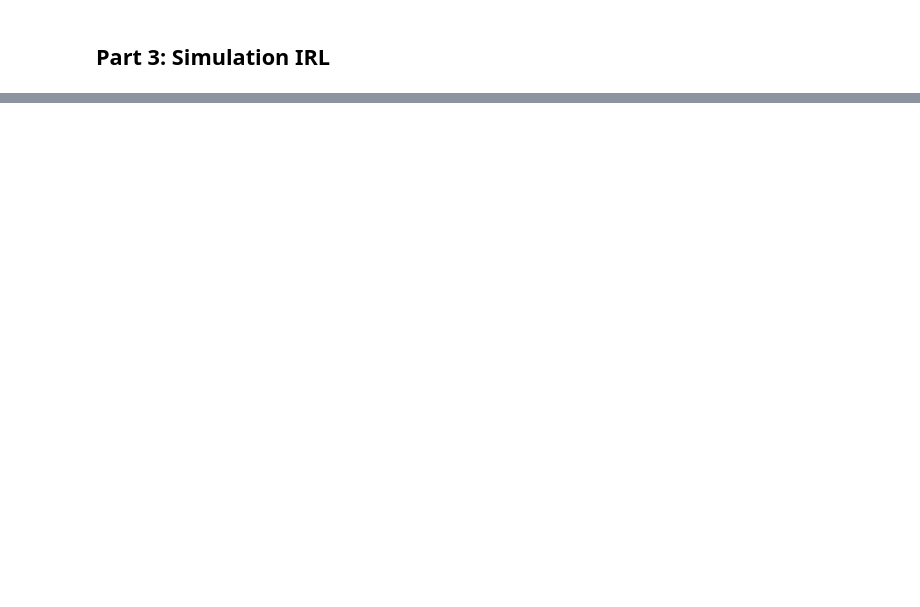
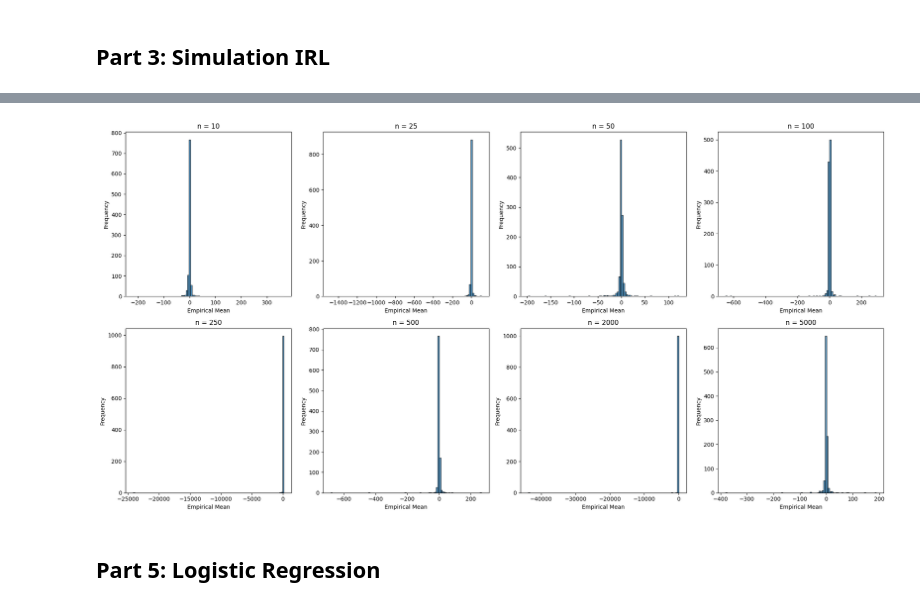
Before and after one commit to Jerry-Zeng-UofT/JSC270_HW3_2025_-YZeng-, a Jupyter notebook: JSC270_HW3_YUJIE_ZENG.ipynb, the cells around one changed output, grey strips where cells are left out. Drawn from its saved outputs; the diff is of its cells as text; code cells hidden in the pictures; blank space fills up the shorter version.

```diff
--- a/JSC270_HW3_YUJIE_ZENG.ipynb
+++ b/JSC270_HW3_YUJIE_ZENG.ipynb
@@ -119,0 +124,20 @@ plt.show()
+# %%
+# Part 4 A:
+
+sample_sizes = [10, 25, 50, 100, 250, 500, 2000, 5000]
+empirical_means = []
+np.random.seed(270)
+
+for n in sample_sizes:
+    samples = np.random.exponential(scale=2, size=n)
+    empirical_mean = np.mean(samples)
+    empirical_means.append(empirical_mean)
+
+plt.figure(figsize = (8, 5))
+plt.plot(sample_sizes, empirical_means, 'o-', label = 'Empirical Mean')
+plt.axhline(y = 2, color = 'r', linestyle = '--', label = 'True Mean (2)')
+plt.xlabel('Sample Size (n)')
+plt.ylabel('Empirical Mean')
+plt.title('Asymptotic Behaviour Simulation')
+plt.legend()
+plt.show()
@@ -119,0 +146,29 @@ plt.show()
+# %%
+# Part 4 B:
+sample_sizes = [10, 25, 50, 100, 250, 500, 2000, 5000]
+num_simulations = 1000
+np.random.seed(270)
+
+fig, axes = plt.subplots(2, 4, figsize=(20, 10))
+axes = axes.flatten()
+
+for i, n in enumerate(sample_sizes):
+    empirical_means = []
+
+    for _ in range(num_simulations):
+        samples = np.random.standard_cauchy(size=n)
+        emp_mean = np.mean(samples)
+        empirical_means.append(emp_mean)
+
+    ax = axes[i]
+    ax.hist(empirical_means, bins = 100, edgecolor = 'k', alpha = 0.75)
+    ax.set_title(f"n = {n}")
+    ax.set_xlabel("Empirical Mean")
+    ax.set_ylabel("Frequency")
+
+plt.tight_layout()
+plt.show()
+# %% [output]
+[figure, added]
+# %% [markdown]
+## Part 5: Logistic Regression
```
Also changed, not shown: parts of 6 cells of this notebook.
